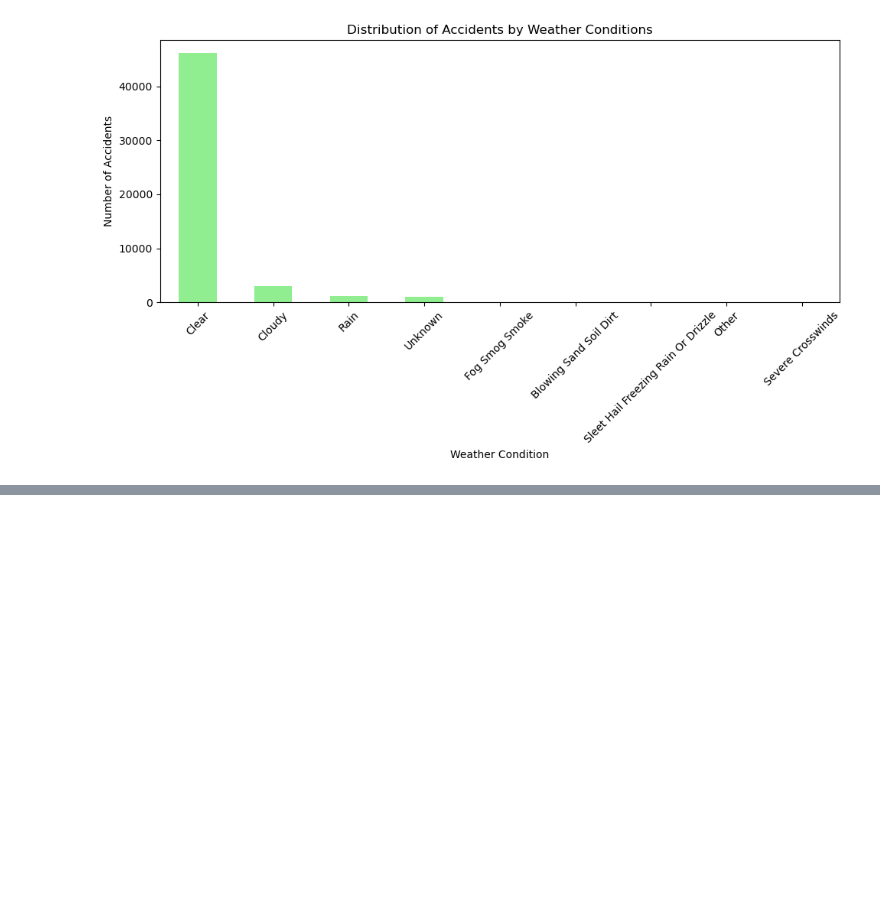
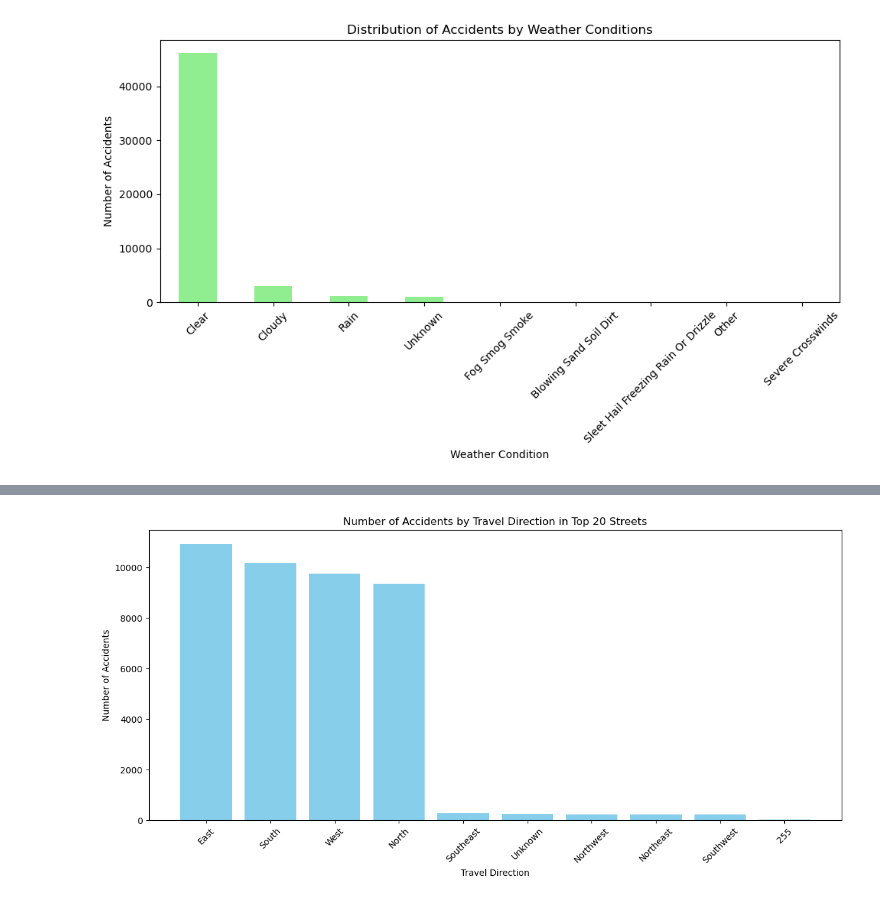
Before and after one commit to oribachar13579/oriandyuval, a Jupyter notebook: project.ipynb, the cells around one changed output, grey strips where cells are left out. Drawn from its saved outputs; the diff is of its cells as text; code cells hidden in the pictures; blank space fills up the shorter version.

```diff
--- a/project.ipynb
+++ b/project.ipynb
@@ -113,0 +188,18 @@ plt.savefig('accidents_by_weather.png')
+# %%
+# יצירת DataFrame שמכיל את מספר התאונות לפי כיוון הנסיעה
+accidents_by_direction = df_top_streets.groupby('Traveldirection_Two').size().reset_index(name='Number of Accidents')
+
+# מיון לפי מספר התאונות
+accidents_by_direction = accidents_by_direction.sort_values(by='Number of Accidents', ascending=False)
+
+# יצירת גרף עמודות
+plt.figure(figsize=(12, 6))
+plt.bar(accidents_by_direction['Traveldirection_Two'], accidents_by_direction['Number of Accidents'], color='skyblue')
+plt.xlabel('Travel Direction')
+plt.ylabel('Number of Accidents')
+plt.title('Number of Accidents by Travel Direction in Top 20 Streets')
+plt.xticks(rotation=45)
+plt.tight_layout()
+plt.show()
+# %% [output]
+[figure, added]
```
Also changed, not shown: parts of 9 cells of this notebook.
